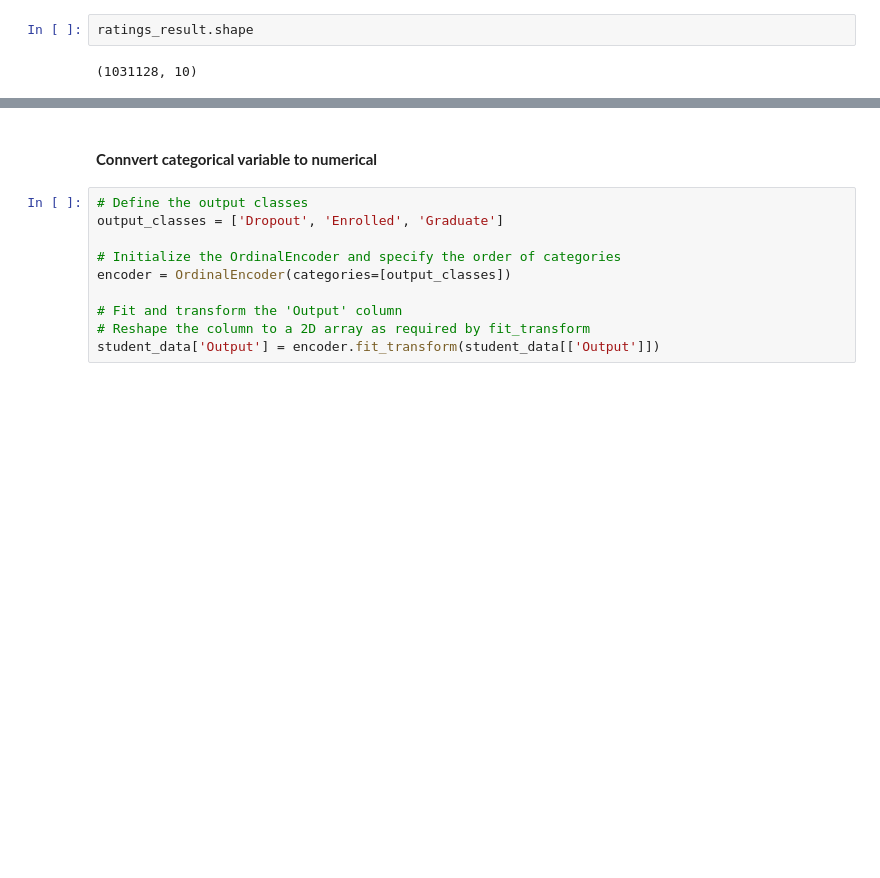
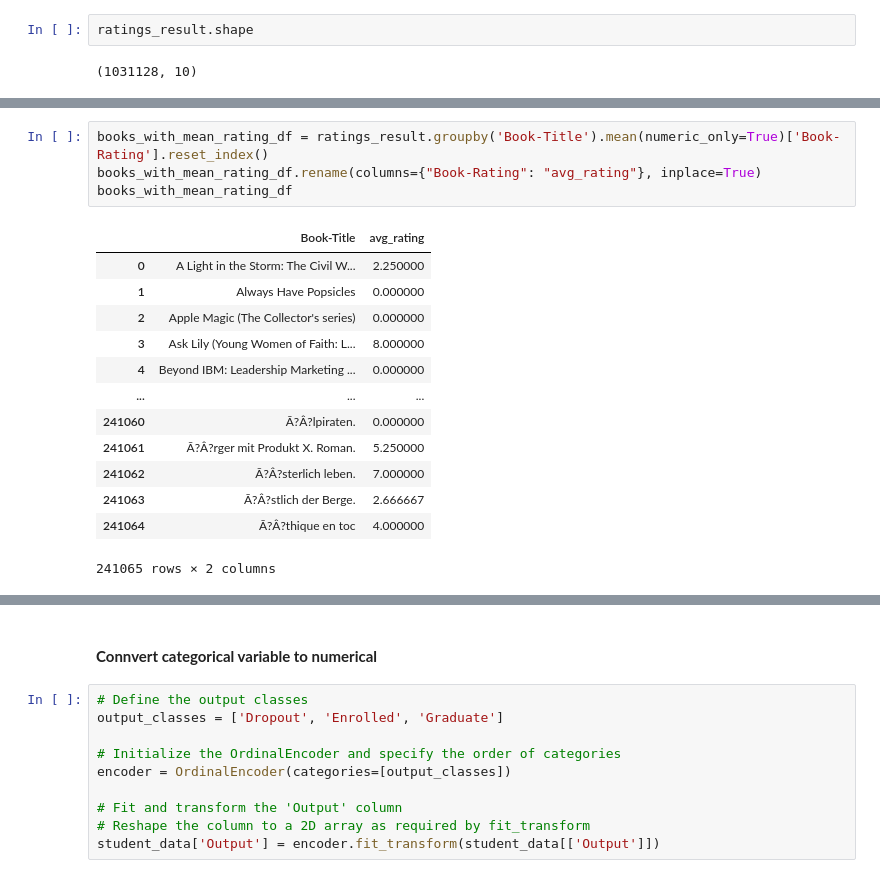
Before and after one commit to aninditadash/Introduction_to_machine_learning, a Jupyter notebook: recommendation_systems/Examples/Books_Recommendation_Systems.ipynb, the cells around one changed output, grey strips where cells are left out. Drawn from its saved outputs; the diff is of its cells as text; blank space fills up the shorter version.

```diff
--- a/recommendation_systems/Examples/Books_Recommendation_Systems.ipynb
+++ b/recommendation_systems/Examples/Books_Recommendation_Systems.ipynb
@@ -240,0 +241,18 @@ books_with_rating_df.head()
+# %%
+books_with_mean_rating_df = ratings_result.groupby('Book-Title').mean(numeric_only=True)['Book-Rating'].reset_index()
+books_with_mean_rating_df.rename(columns={"Book-Rating": "avg_rating"}, inplace=True)
+books_with_mean_rating_df
+# %% [output]
+|  | Book-Title | avg_rating |
+| 0 | A Light in the Storm: The Civil W... | 2.250000 |
+| 1 | Always Have Popsicles | 0.000000 |
+| 2 | Apple Magic (The Collector's series) | 0.000000 |
+| 3 | Ask Lily (Young Women of Faith: L... | 8.000000 |
+| 4 | Beyond IBM: Leadership Marketing ... | 0.000000 |
+| ... | ... | ... |
+| 241060 | Ã?Â?lpiraten. | 0.000000 |
+| 241061 | Ã?Â?rger mit Produkt X. Roman. | 5.250000 |
+| 241062 | Ã?Â?sterlich leben. | 7.000000 |
+| 241063 | Ã?Â?stlich der Berge. | 2.666667 |
+| 241064 | Ã?Â?thique en toc | 4.000000 |
+241065 rows × 2 columns
```
Also changed, not shown: parts of 5 cells of this notebook.
